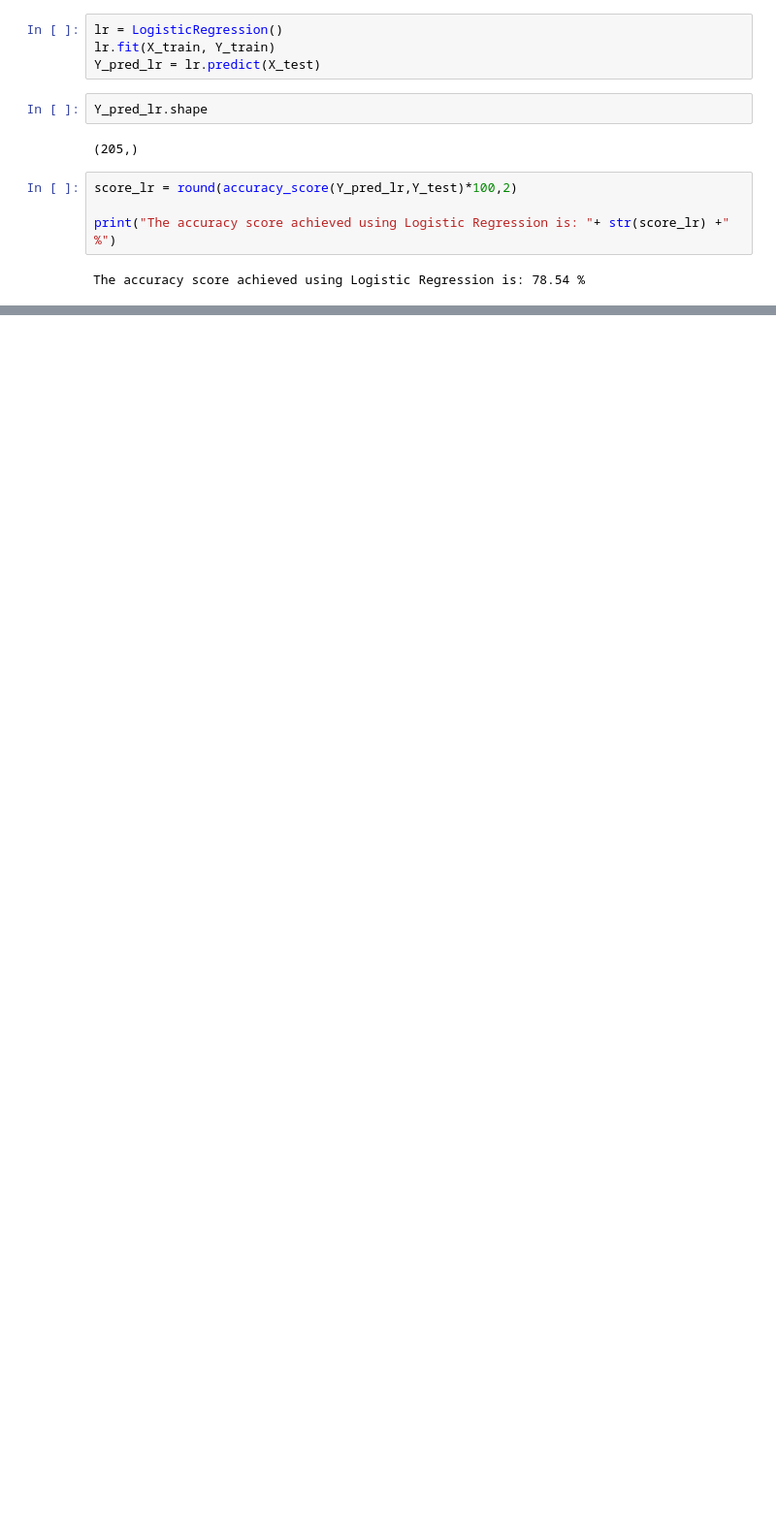
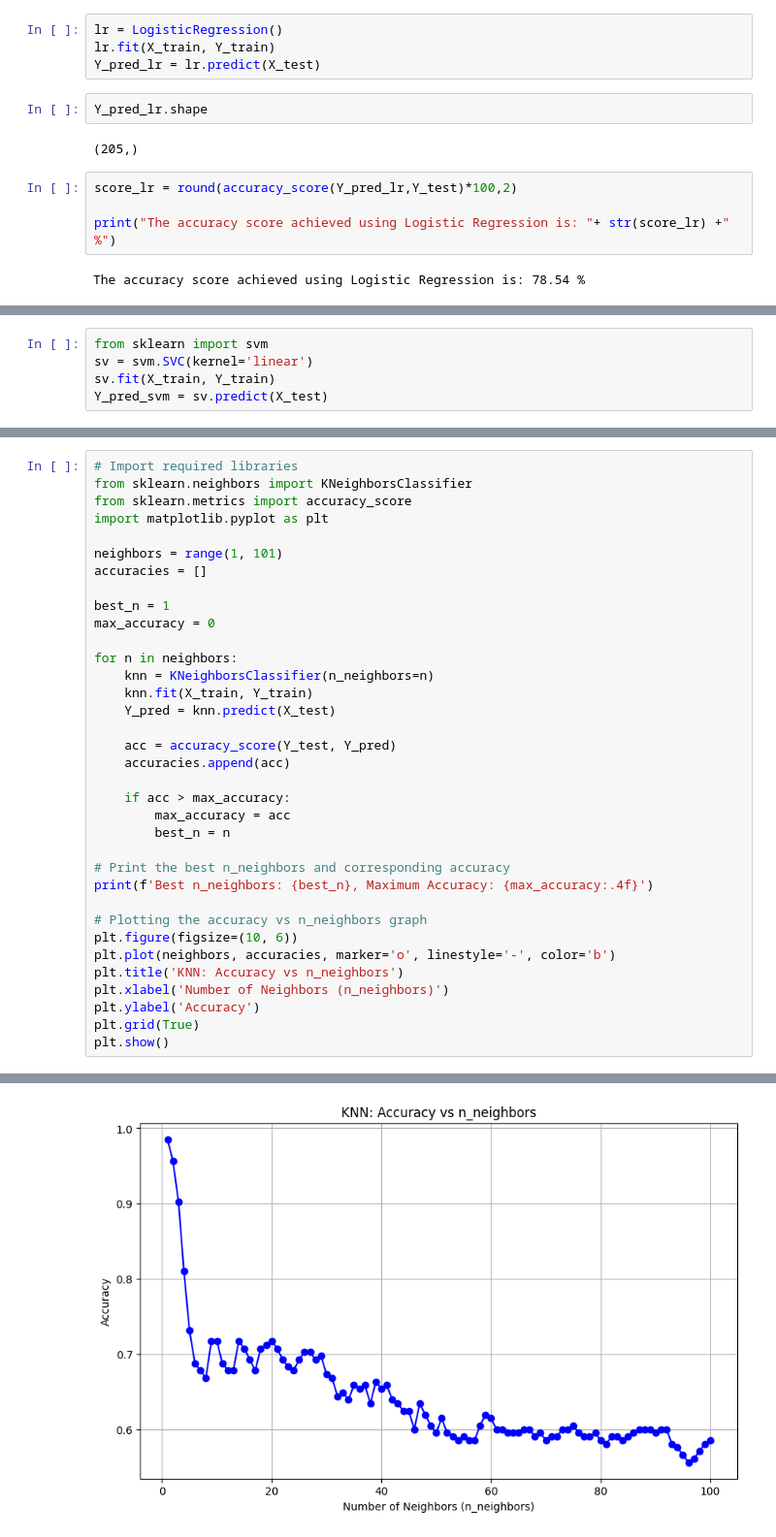
Before and after one commit to raushankumar311/heart-disease-detection, a Jupyter notebook: colabo/UploadFiles.ipynb, the cells around one changed output, grey strips where cells are left out. Shown at 97% size. Drawn from its saved outputs; the diff is of its cells as text; blank space fills up the shorter version.

```diff
--- a/colabo/UploadFiles.ipynb
+++ b/colabo/UploadFiles.ipynb
@@ -291,0 +295,5 @@ The accuracy score achieved using Logistic Regression is: 78.54 %
+# %%
+from sklearn import svm
+sv = svm.SVC(kernel='linear')
+sv.fit(X_train, Y_train)
+Y_pred_svm = sv.predict(X_test)
@@ -291,0 +307,36 @@ The accuracy score achieved using Logistic Regression is: 78.54 %
+# %%
+# Import required libraries
+from sklearn.neighbors import KNeighborsClassifier
+from sklearn.metrics import accuracy_score
+import matplotlib.pyplot as plt
+
+neighbors = range(1, 101)
+accuracies = []
+
+best_n = 1
+max_accuracy = 0
+
+for n in neighbors:
+    knn = KNeighborsClassifier(n_neighbors=n)
+    knn.fit(X_train, Y_train)
+    Y_pred = knn.predict(X_test)
+
+    acc = accuracy_score(Y_test, Y_pred)
+    accuracies.append(acc)
+
+    if acc > max_accuracy:
+        max_accuracy = acc
+        best_n = n
+
+# Print the best n_neighbors and corresponding accuracy
+print(f'Best n_neighbors: {best_n}, Maximum Accuracy: {max_accuracy:.4f}')
+
+# Plotting the accuracy vs n_neighbors graph
+plt.figure(figsize=(10, 6))
+plt.plot(neighbors, accuracies, marker='o', linestyle='-', color='b')
+plt.title('KNN: Accuracy vs n_neighbors')
+plt.xlabel('Number of Neighbors (n_neighbors)')
+plt.ylabel('Accuracy')
+plt.grid(True)
+plt.show()
+# %% [output]
@@ -291,0 +344 @@ The accuracy score achieved using Logistic Regression is: 78.54 %
+[figure, added]
```
Also changed, not shown: parts of 13 cells of this notebook.
